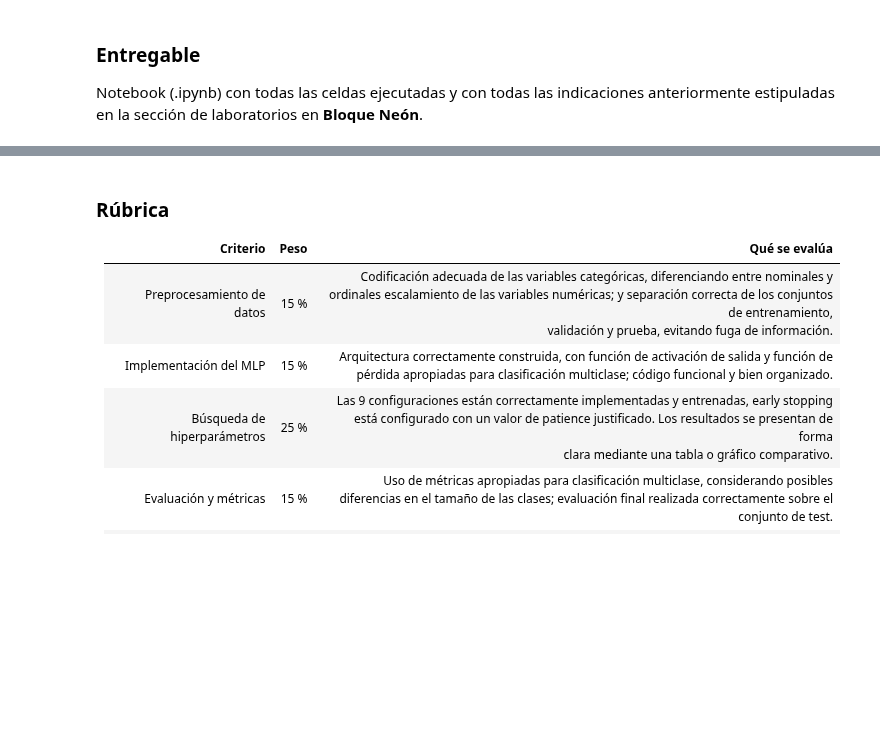
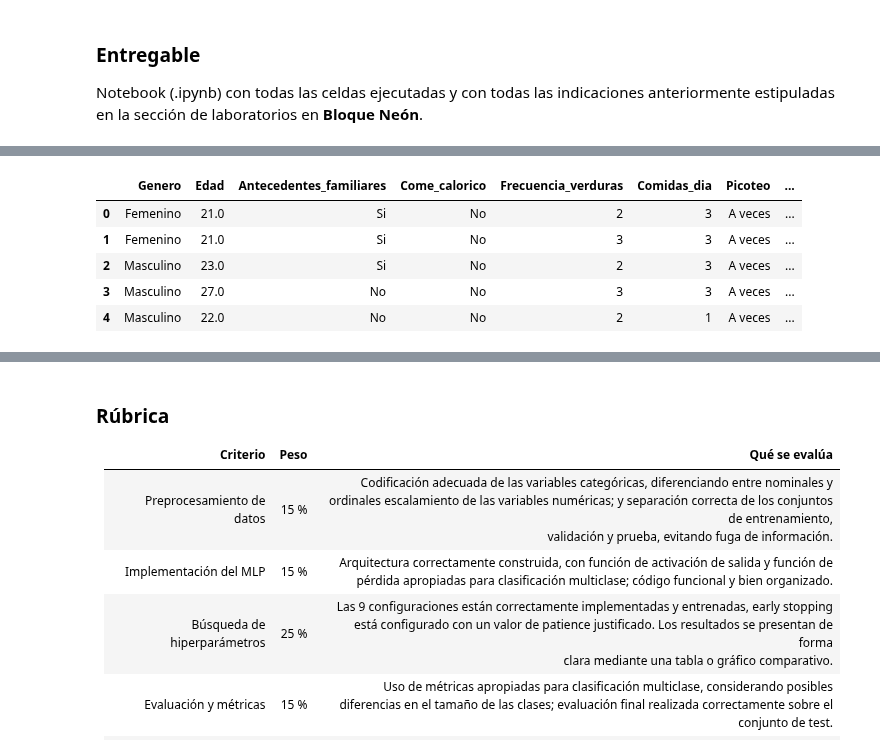
Before and after one commit to Onstrax/Analisis-con-Deep-learning, a Jupyter notebook: Taller 1/MINE_4210_ADL_202620_T1.ipynb, the cells around one changed output, grey strips where cells are left out. Drawn from its saved outputs; the diff is of its cells as text; code cells hidden in the pictures; blank space fills up the shorter version.

```diff
--- a/Taller 1/MINE_4210_ADL_202620_T1.ipynb
+++ b/Taller 1/MINE_4210_ADL_202620_T1.ipynb
@@ -23,0 +55,12 @@ Notebook (.ipynb) con todas las celdas ejecutadas y con todas las indicaciones a
+# %%
+# Celda 1: Cargar los datos
+# El archivo está en la misma ruta
+df = pd.read_csv('obesidad.csv', delimiter=';')
+df.head()
+# %% [output]
+|  | Genero | Edad | Antecedentes_familiares | Come_calorico | Frecuencia_verduras | Comidas_dia | Picoteo | ... |
+| 0 | Femenino | 21.0 | Si | No | 2 | 3 | A veces | ... |
+| 1 | Femenino | 21.0 | Si | No | 3 | 3 | A veces | ... |
+| 2 | Masculino | 23.0 | Si | No | 2 | 3 | A veces | ... |
+| 3 | Masculino | 27.0 | No | No | 3 | 3 | A veces | ... |
+| 4 | Masculino | 22.0 | No | No | 2 | 1 | A veces | ... |
```
Also changed, not shown: parts of 26 cells of this notebook.
